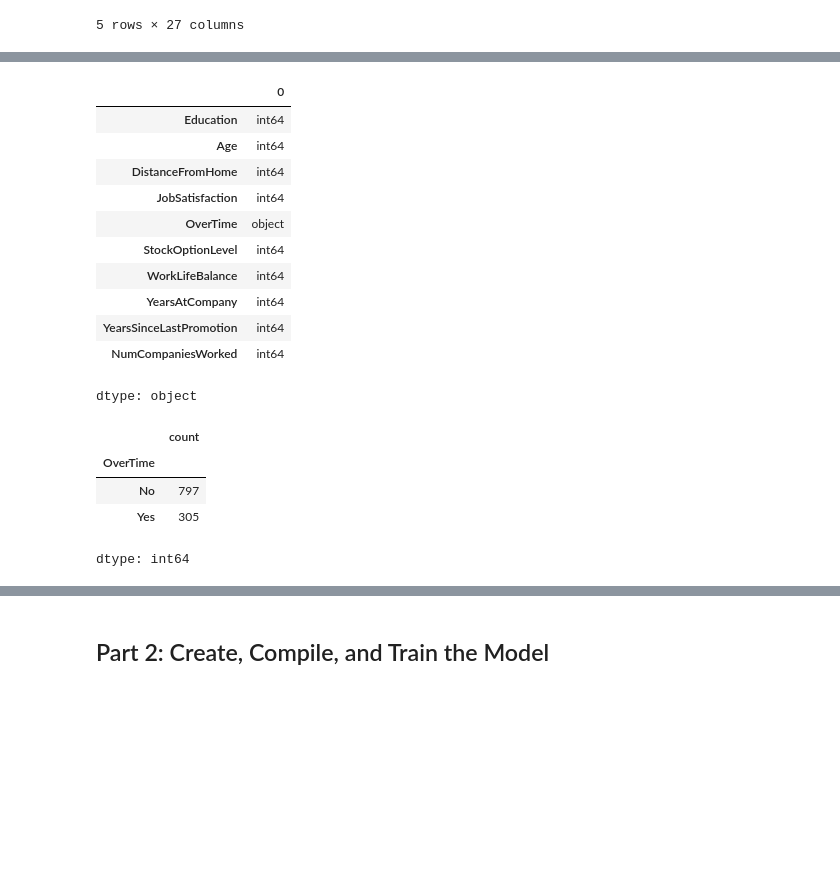
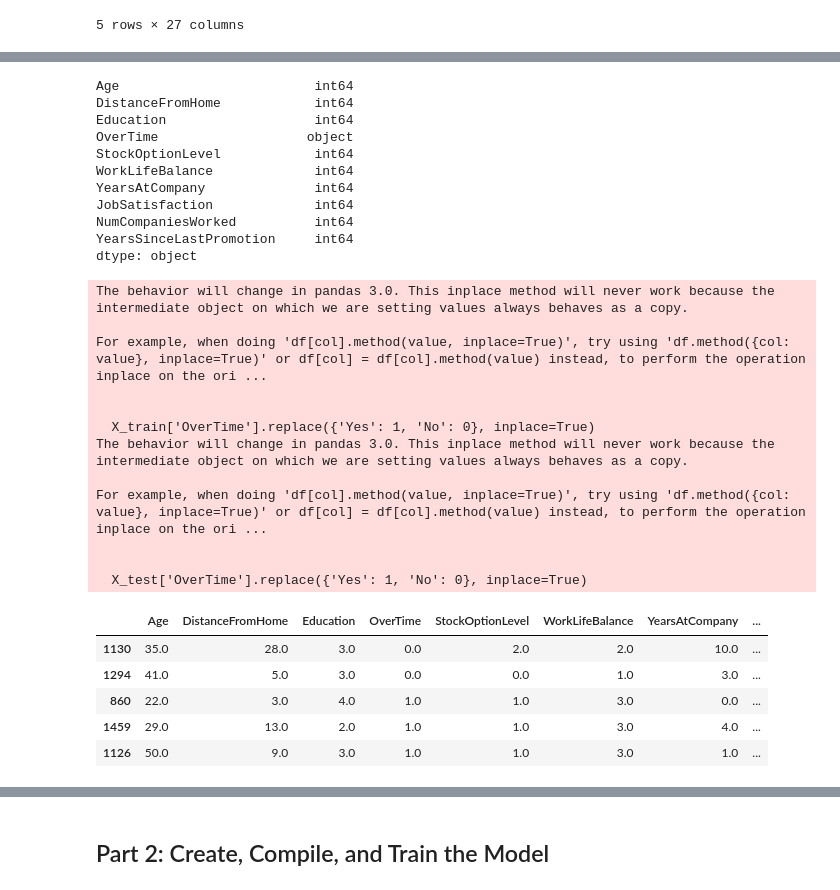
Before and after one commit to yiannisp1822/neural-network-challenge-2, a Jupyter notebook: attrition.ipynb, the cells around one changed output, grey strips where cells are left out. Saved outputs shown, nothing was run; the diff lists cells and outputs as text; code cells hidden in the pictures; blank space fills up the shorter version.

```diff
--- a/attrition.ipynb
+++ b/attrition.ipynb
@@ -44,36 +43,59 @@ attrition_df.nunique()
 dtype: int64
 # %%
 # Create y_df with the Attrition and Department columns
+y_df = attrition_df[['Attrition', 'Department']]
 # %%
 # Create a list of at least 10 column names to use as X data
-
+x = ['Age', 'DistanceFromHome', 'Education', 'OverTime', 'StockOptionLevel', 'WorkLifeBalance', 'YearsAtCompany', 'JobSatisfaction', 'NumCompaniesWorked', 'YearsSinceLastPromotion']
 
 # Create X_df using your selected columns
-
+X_df = attrition_df[x]
 
 # Show the data types for X_df
+X_df.dtypes
 # %% [output]
-|  | 0 |
-| Education | int64 |
-| Age | int64 |
-| DistanceFromHome | int64 |
-| JobSatisfaction | int64 |
-| OverTime | object |
-| StockOptionLevel | int64 |
-| WorkLifeBalance | int64 |
-| YearsAtCompany | int64 |
-| YearsSinceLastPromotion | int64 |
-| NumCompaniesWorked | int64 |
+Age                         int64
+DistanceFromHome            int64
+Education                   int64
+OverTime                   object
+StockOptionLevel            int64
+WorkLifeBalance             int64
+YearsAtCompany              int64
+JobSatisfaction             int64
+NumCompaniesWorked          int64
+YearsSinceLastPromotion     int64
 dtype: object
 # %%
 # Split the data into training and testing sets
 from sklearn.model_selection import train_test_split
+X_train, X_test, y_train, y_test = train_test_split(X_df, y_df, test_size=0.2, random_state=42)
 # %%
+# Convert the 'OverTime' column to numeric values
+X_train['OverTime'].replace({'Yes': 1, 'No': 0}, inplace=True)
+X_test['OverTime'].replace({'Yes': 1, 'No': 0}, inplace=True)
+
 # Convert your X data to numeric data types however you see fit
+X_train = X_train.astype(float)
+X_test = X_test.astype(float)
+
 # Add new code cells as necessary
+X_train.tail()
 # %% [output]
+The behavior will change in pandas 3.0. This inplace method will never work because the intermediate object on which we are setting values always behaves as a copy.
+
+For example, when doing 'df[col].method(value, inplace=True)', try using 'df.method({col: value}, inplace=True)' or df[col] = df[col].method(value) instead, to perform the operation inplace on the ori ...
+
+
+  X_train['OverTime'].replace({'Yes': 1, 'No': 0}, inplace=True)
+The behavior will change in pandas 3.0. This inplace method will never work because the intermediate object on which we are setting values always behaves as a copy.
+
+For example, when doing 'df[col].method(value, inplace=True)', try using 'df.method({col: value}, inplace=True)' or df[col] = df[col].method(value) instead, to perform the operation inplace on the ori ...
+
+
+  X_test['OverTime'].replace({'Yes': 1, 'No': 0}, inplace=True)
-|  | count |
-| OverTime |  |
-| No | 797 |
-| Yes | 305 |
+|  | Age | DistanceFromHome | Education | OverTime | StockOptionLevel | WorkLifeBalance | YearsAtCompany | ... |
+| 1130 | 35.0 | 28.0 | 3.0 | 0.0 | 2.0 | 2.0 | 10.0 | ... |
+| 1294 | 41.0 | 5.0 | 3.0 | 0.0 | 0.0 | 1.0 | 3.0 | ... |
+| 860 | 22.0 | 3.0 | 4.0 | 1.0 | 1.0 | 3.0 | 0.0 | ... |
+| 1459 | 29.0 | 13.0 | 2.0 | 1.0 | 1.0 | 3.0 | 4.0 | ... |
+| 1126 | 50.0 | 9.0 | 3.0 | 1.0 | 1.0 | 3.0 | 1.0 | ... |
-dtype: int64
```
Also changed, not shown: parts of 20 cells of this notebook.
